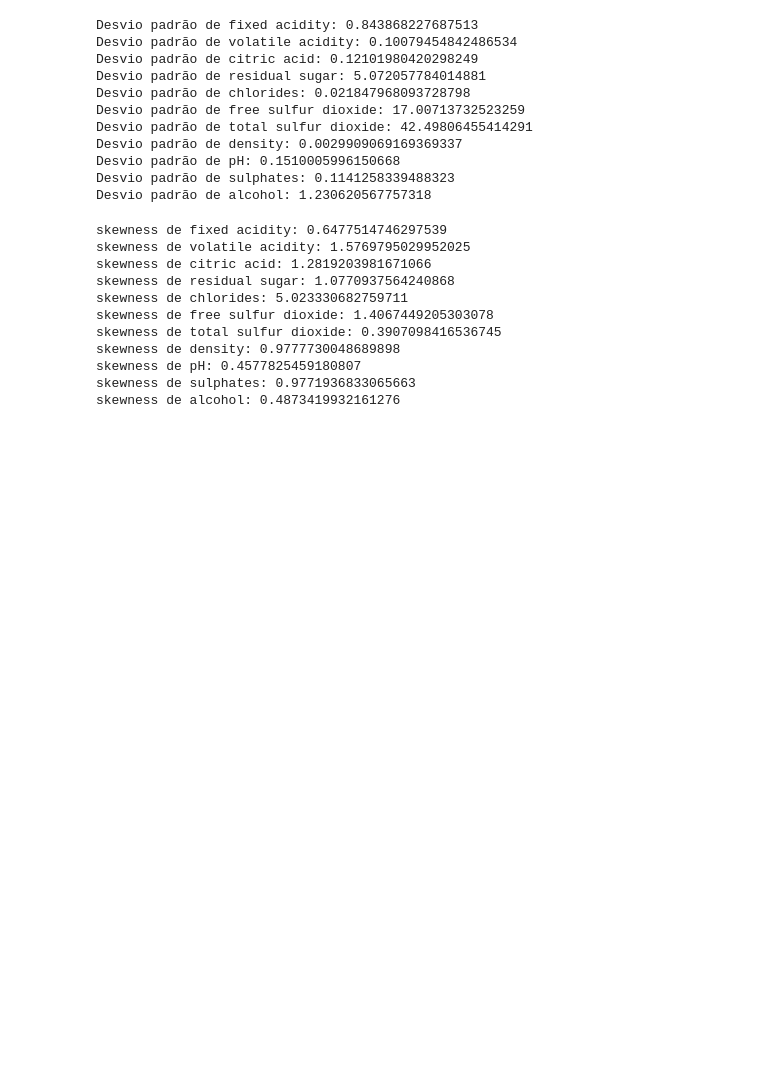
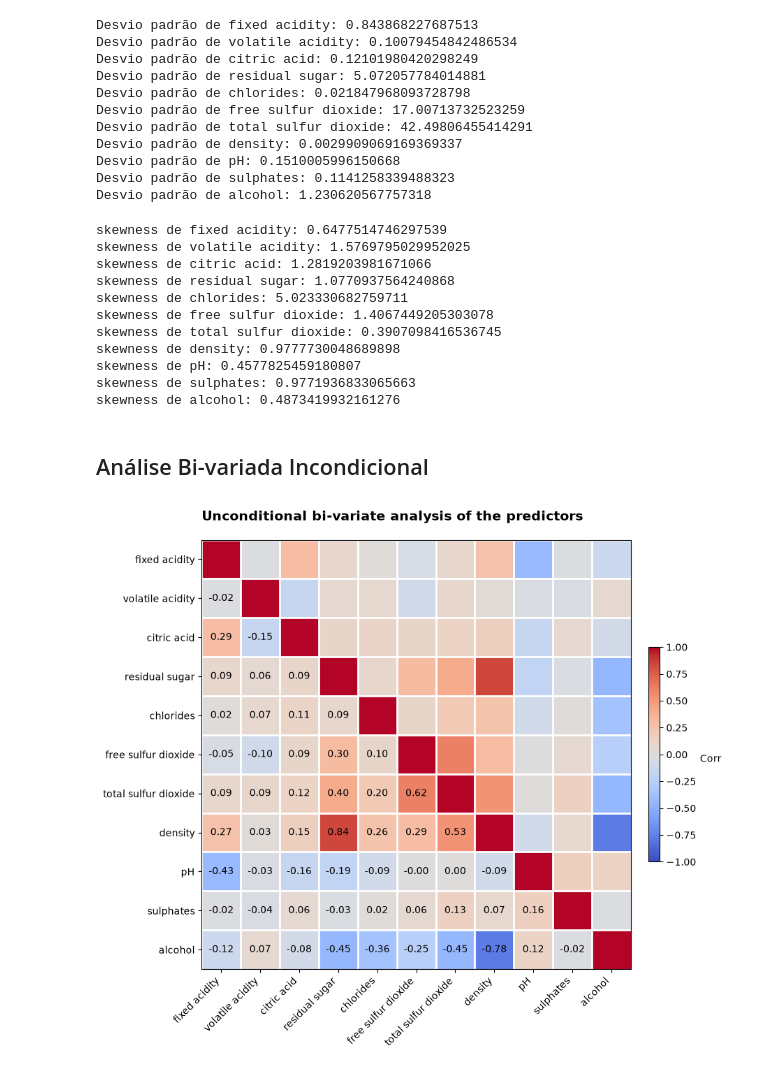
Before and after one commit to leodayvison/aci-homeworks, a Jupyter notebook: hw1/eda.ipynb, the cells around one changed output. Saved outputs shown, nothing was run; the diff lists cells and outputs as text; code cells hidden in the pictures; blank space fills up the shorter version.

```diff
--- a/hw1/eda.ipynb
+++ b/hw1/eda.ipynb
@@ -275,3 +279,59 @@ skewness de density: 0.9777730048689898
 skewness de pH: 0.4577825459180807
 skewness de sulphates: 0.9771936833065663
 skewness de alcohol: 0.4873419932161276
+# %% [markdown]
+## Análise Bi-variada Incondicional
+# %%
+corr_matrix = wine_feat.corr()
+
+# 2. Criando a figura com o estilo visual semelhante ao da imagem (fundo cinza e grid branco)
+fig, ax = plt.subplots(figsize=(10, 8))
+ax.set_facecolor('#e0e0e0')  # Fundo cinza claro estilo ggplot
+fig.patch.set_facecolor('white')
+
+# Desenhando o heatmap completo com colormap divergente (azul para negativo, laranja para positivo)
+cax = ax.imshow(corr_matrix, cmap='coolwarm', vmin=-1, vmax=1)
+
+# Adicionando a barra de cores lateral com o rótulo 'Corr'
+cbar = fig.colorbar(cax, ax=ax, shrink=0.5, pad=0.03)
+cbar.set_label('Corr', rotation=0, labelpad=15)
+
+# Configurando os ticks e nomes das colunas
+ticks = np.arange(len(wine_feat.columns))
+ax.set_xticks(ticks)
+ax.set_yticks(ticks)
+ax.set_xticklabels(wine_feat.columns, rotation=45, ha='right')
+ax.set_yticklabels(wine_feat.columns)
+
+# Linhas de grade brancas para separar as células
+ax.set_xticks(ticks - 0.5, minor=True)
+ax.set_yticks(ticks - 0.5, minor=True)
+ax.grid(which='minor', color='white', linestyle='-', linewidth=2)
+ax.tick_params(which='minor', bottom=False, left=False)
+
+# Adicionando os valores numéricos apenas na parte inferior (triangular) como na referência
+for i in range(len(wine_feat.columns)):
+  for j in range(len(wine_feat.columns)):
+    if i > j:  # Exibe apenas a parte inferior do triângulo
+      val = corr_matrix.iloc[i, j]
+      ax.text(
+          j,
+          i,
+          f'{val:.2f}',
+          ha='center',
+          va='center',
+          color='black',
+          fontsize=10,
+      )
+
+plt.title(
+    'Unconditional bi-variate analysis of the predictors',
+    fontsize=14,
+    pad=20,
+    weight='bold',
+    loc='left',
+)
+plt.tight_layout()
+plt.show()
+# %% [output]
+[figure, added]
```
Also changed, not shown: parts of 3 cells of this notebook.
